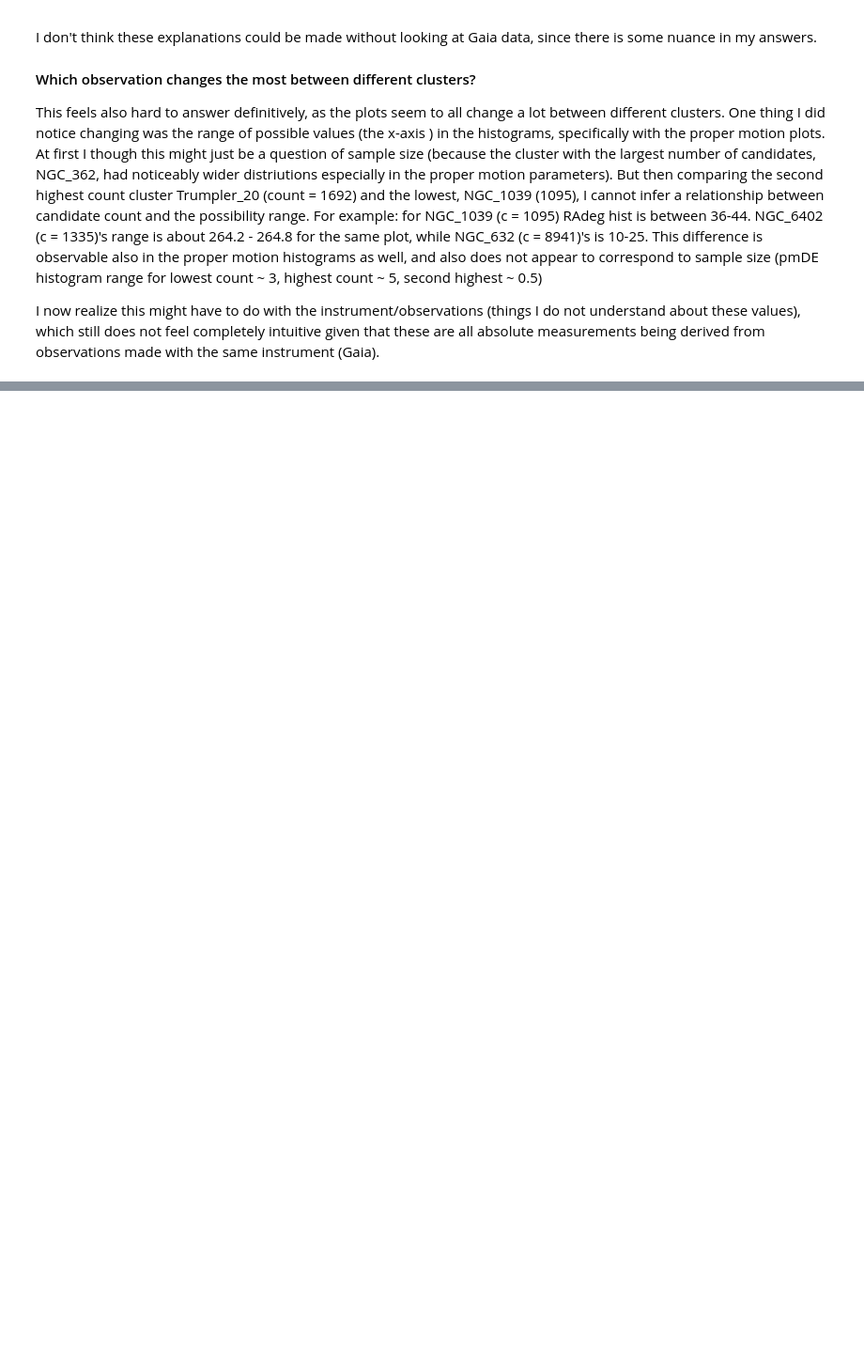
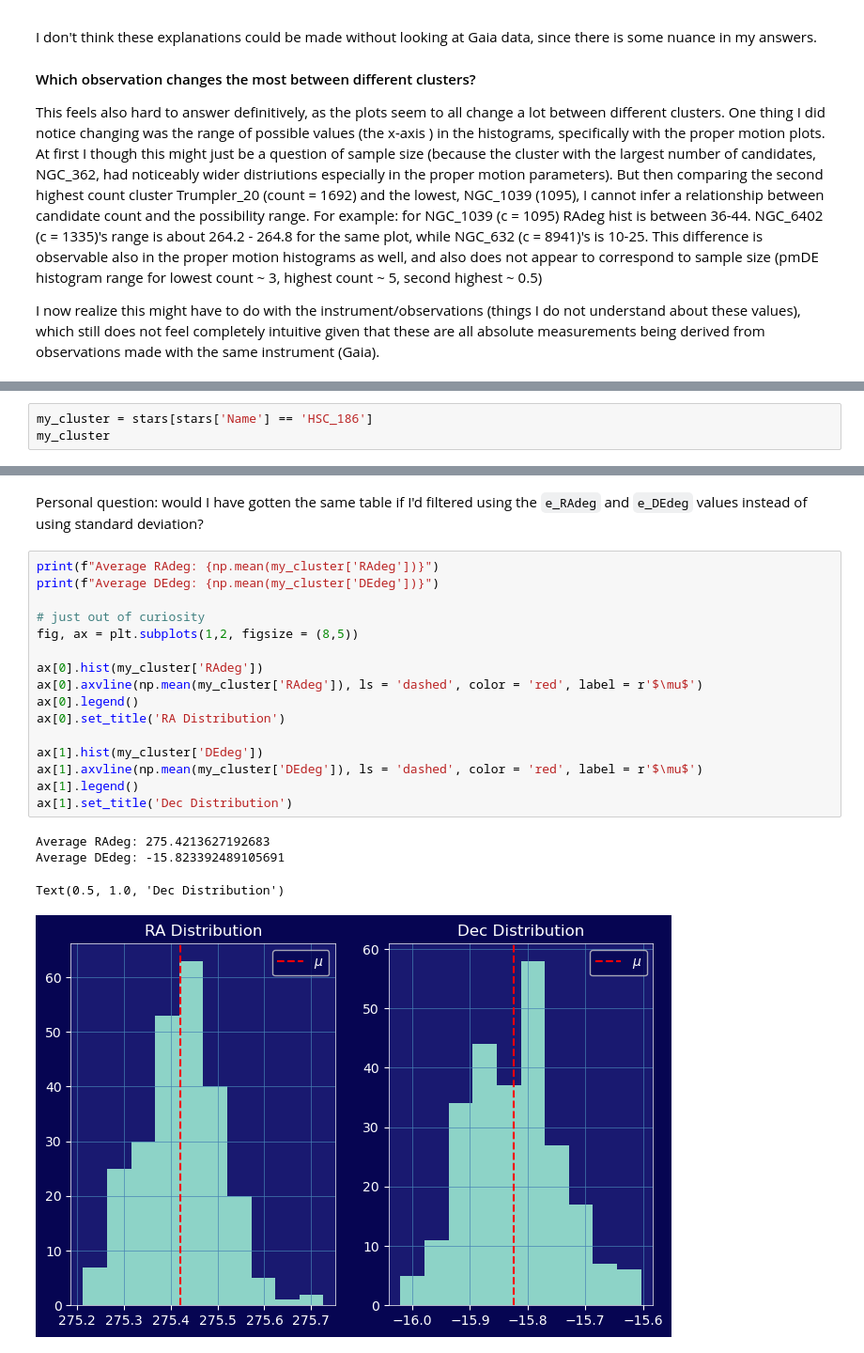
Before and after one commit to lea-y01/phys_stats, a Jupyter notebook: assignments/assignment_1/Assignment_1_V2.ipynb, the cells around one changed output, grey strips where cells are left out. Shown at 94% size. Cells and saved outputs as stored; diff of their text form; blank space fills up the shorter version.

```diff
--- a/assignments/assignment_1/Assignment_1_V2.ipynb
+++ b/assignments/assignment_1/Assignment_1_V2.ipynb
@@ -333,0 +435,3 @@ I now realize this might have to do with the instrument/observations (things I d
+# %%
+my_cluster = stars[stars['Name'] == 'HSC_186']
+my_cluster
@@ -333,0 +452,23 @@ I now realize this might have to do with the instrument/observations (things I d
+# %% [markdown]
+Personal question: would I have gotten the same table if I'd filtered using the `e_RAdeg` and `e_DEdeg` values instead of using standard deviation?
+# %%
+print(f"Average RAdeg: {np.mean(my_cluster['RAdeg'])}")
+print(f"Average DEdeg: {np.mean(my_cluster['DEdeg'])}")
+
+# just out of curiosity
+fig, ax = plt.subplots(1,2, figsize = (8,5))
+
+ax[0].hist(my_cluster['RAdeg'])
+ax[0].axvline(np.mean(my_cluster['RAdeg']), ls = 'dashed', color = 'red', label = r'$\mu$')
+ax[0].legend()
+ax[0].set_title('RA Distribution')
+
+ax[1].hist(my_cluster['DEdeg'])
+ax[1].axvline(np.mean(my_cluster['DEdeg']), ls = 'dashed', color = 'red', label = r'$\mu$')
+ax[1].legend()
+ax[1].set_title('Dec Distribution')
+# %% [output]
+Average RAdeg: 275.4213627192683
+Average DEdeg: -15.823392489105691
+Text(0.5, 1.0, 'Dec Distribution')
+[figure, added]
```
Also changed, not shown: parts of 22 cells of this notebook, 1 other file.
